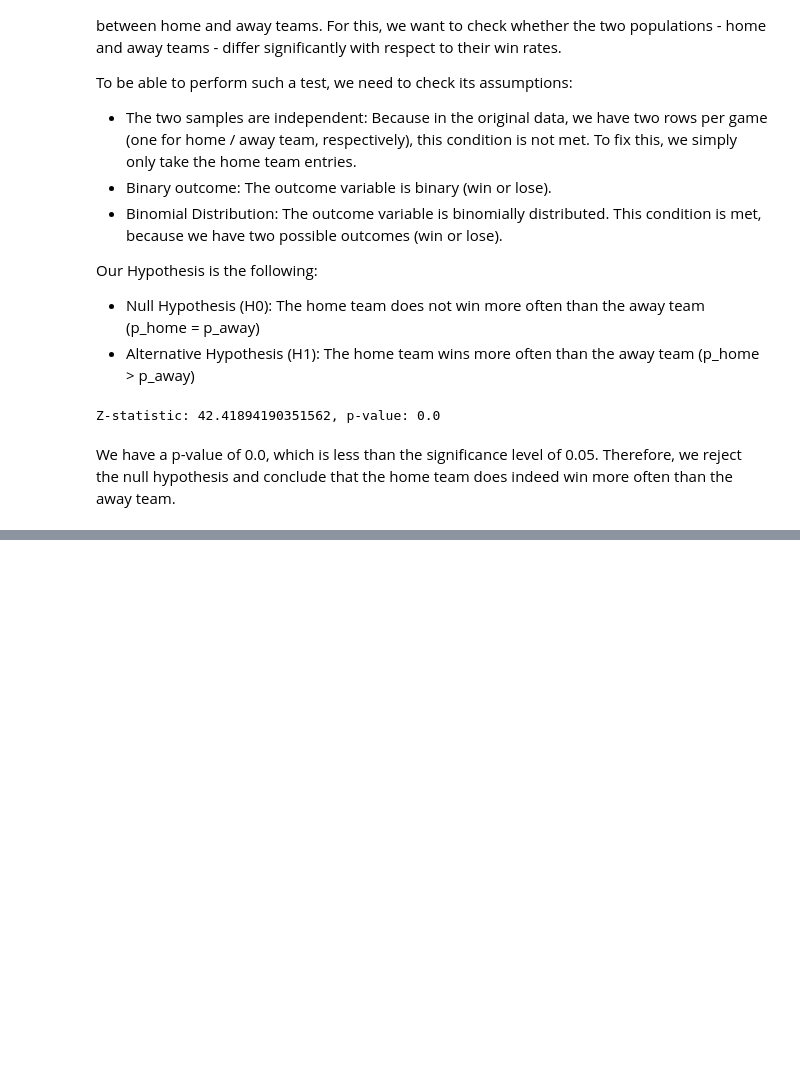
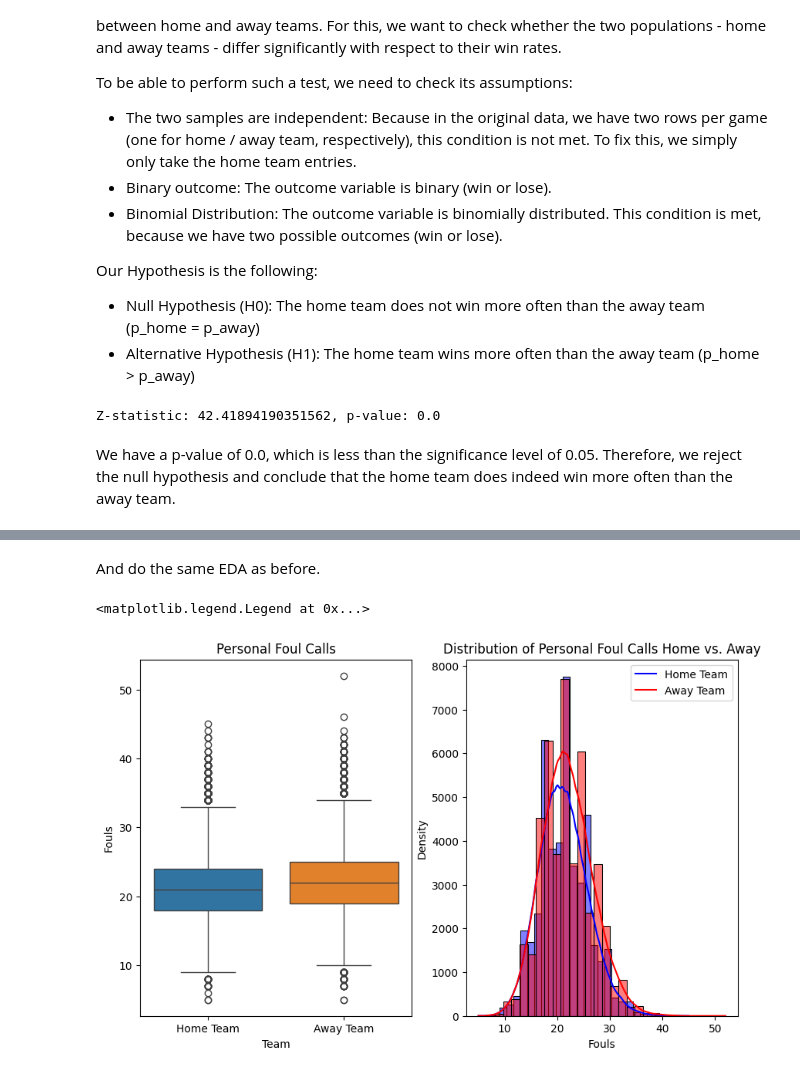
Before and after one commit to 5v3nn/uzh-esc403-data-science-project-nba, a Jupyter notebook: home_court_advantage.ipynb, the cells around one changed output, grey strips where cells are left out. Saved outputs shown, nothing was run; the diff lists cells and outputs as text; code cells hidden in the pictures; blank space fills up the shorter version.

Commit message:
starting with foul analysis
describe plan and do same eda as before

```diff
--- a/home_court_advantage.ipynb
+++ b/home_court_advantage.ipynb
@@ -301,0 +332,26 @@ We have a p-value of 0.0, which is less than the significance level of 0.05. The
+# %% [markdown]
+And do the same EDA as before.
+# %%
+# same as above
+fig, axs = plt.subplots(1, 2, figsize=(10, 6))
+
+# Foul Calls - boxplot
+foul_data = pd.DataFrame({
+    "Foul Count": pd.concat([home_statistics_df["foulsPersonal"], away_statistics_df["foulsPersonal"]], axis=0),
+    "Team": ["Home Team"] * len(home_statistics_df["foulsPersonal"]) + ["Away Team"] * len(away_statistics_df["foulsPersonal"])
+})
+
+sns.boxplot(data=foul_data, x="Team", y="Foul Count", hue="Team", ax=axs[0])
+axs[0].set_title("Personal Foul Calls")
+axs[0].set_ylabel("Fouls")
+
+# Foul Calls - histogram
+sns.histplot(home_statistics_df["foulsPersonal"], bins=30, kde=True, color="blue", ax=axs[1])
+sns.histplot(away_statistics_df["foulsPersonal"], bins=30, kde=True, color="red", ax=axs[1])
+axs[1].set_title("Distribution of Personal Foul Calls Home vs. Away")
+axs[1].set_xlabel("Fouls")
+axs[1].set_ylabel("Density")
+axs[1].legend(["Home Team", "Away Team"])
+# %% [output]
+<matplotlib.legend.Legend at 0x...>
+[figure, added]
```
Also changed, not shown: parts of 5 cells of this notebook.
